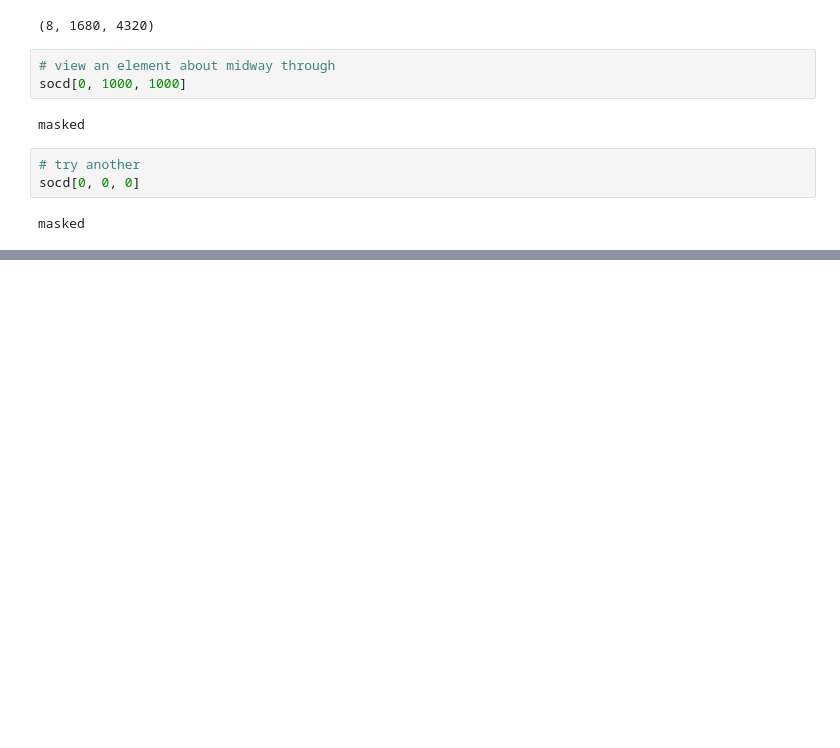
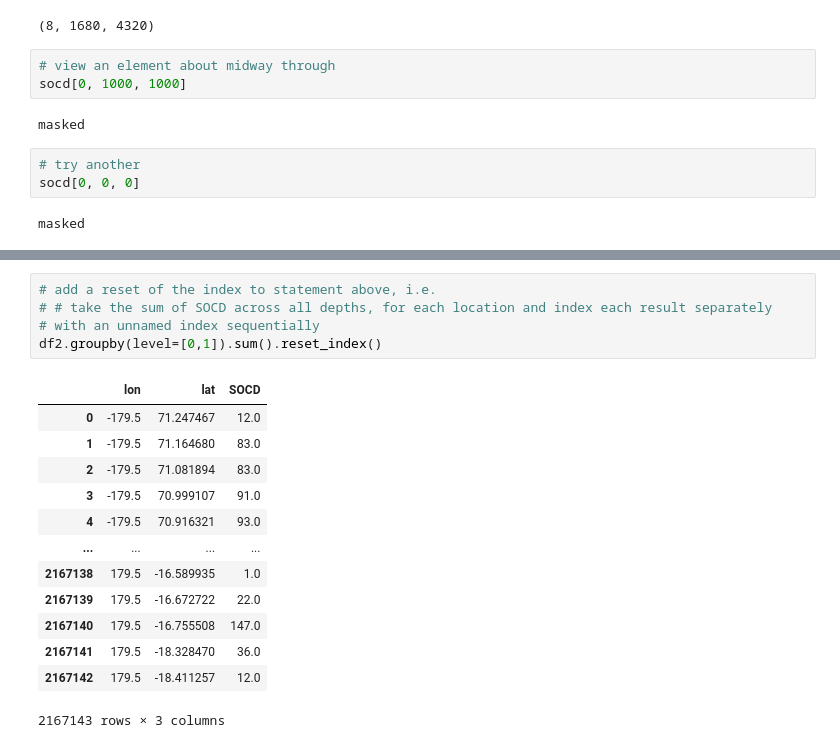
Before and after one commit to khurchla/sustain-our-soil-for-our-food, a Jupyter notebook: analysis/soil_data_analysis.ipynb, the cells around one changed output, grey strips where cells are left out. Drawn from its saved outputs; the diff is of its cells as text; blank space fills up the shorter version.

```diff
--- a/analysis/soil_data_analysis.ipynb
+++ b/analysis/soil_data_analysis.ipynb
@@ -195,0 +317,19 @@ ValueError: Must pass 2-d input. shape=(8, 1680, 4320)
+# %%
+# add a reset of the index to statement above, i.e.
+# # take the sum of SOCD across all depths, for each location and index each result separately
+# with an unnamed index sequentially
+df2.groupby(level=[0,1]).sum().reset_index()
+# %% [output]
+|  | lon | lat | SOCD |
+| 0 | -179.5 | 71.247467 | 12.0 |
+| 1 | -179.5 | 71.164680 | 83.0 |
+| 2 | -179.5 | 71.081894 | 83.0 |
+| 3 | -179.5 | 70.999107 | 91.0 |
+| 4 | -179.5 | 70.916321 | 93.0 |
+| ... | ... | ... | ... |
+| 2167138 | 179.5 | -16.589935 | 1.0 |
+| 2167139 | 179.5 | -16.672722 | 22.0 |
+| 2167140 | 179.5 | -16.755508 | 147.0 |
+| 2167141 | 179.5 | -18.328470 | 36.0 |
+| 2167142 | 179.5 | -18.411257 | 12.0 |
+2167143 rows × 3 columns
```
Also changed, not shown: parts of 20 cells of this notebook, 21 other files.
